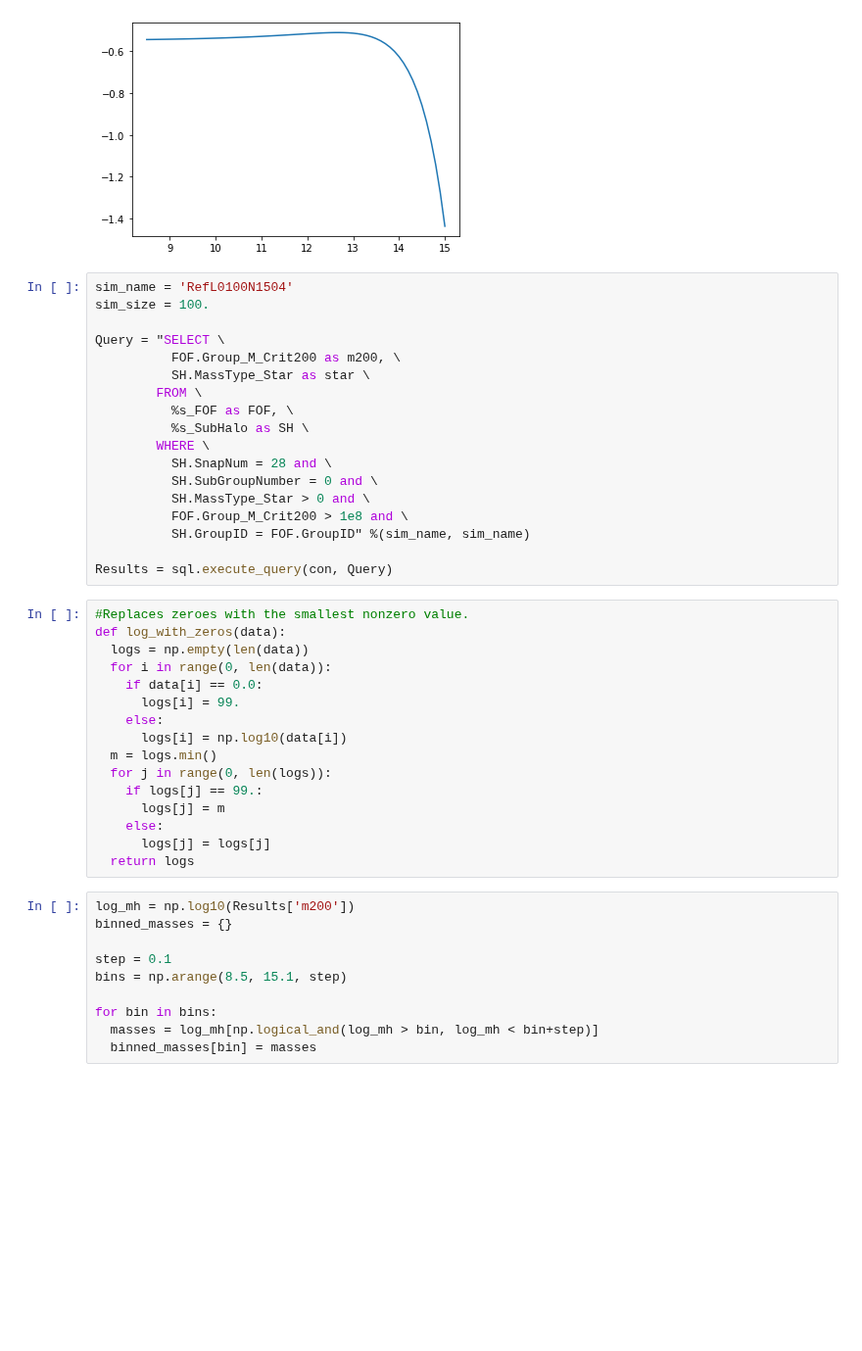
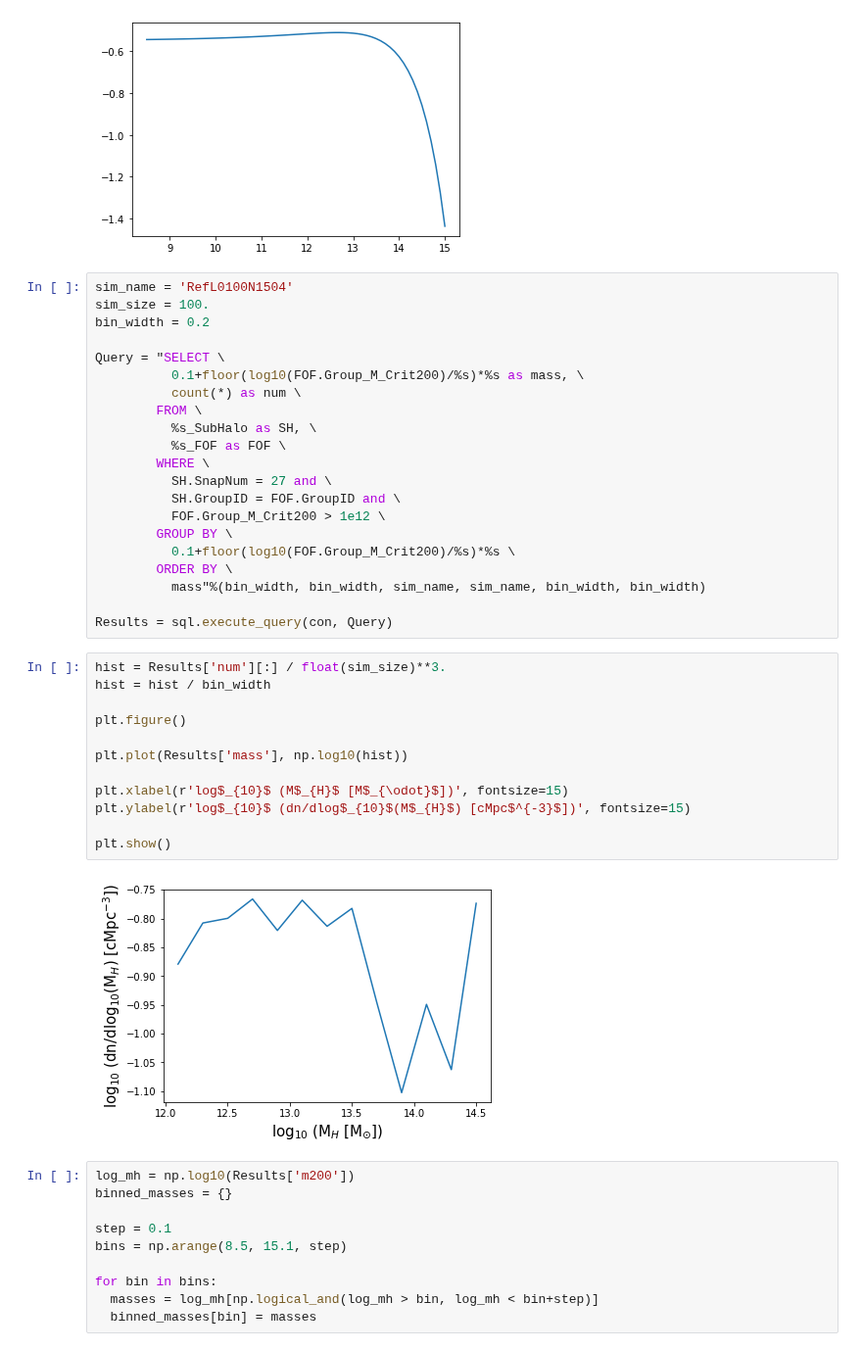
Before and after one commit to xvh422/L4-Project, a Jupyter notebook: Mass Function.ipynb, the cells around one changed output. Shown at 98% size. Saved outputs shown, nothing was run; the diff lists cells and outputs as text; blank space fills up the shorter version.

```diff
--- a/Mass Function.ipynb
+++ b/Mass Function.ipynb
@@ -48,37 +48,38 @@ plt.show()
 # %%
 sim_name = 'RefL0100N1504'
 sim_size = 100.
+bin_width = 0.2
 
 Query = "SELECT \
-          FOF.Group_M_Crit200 as m200, \
-          SH.MassType_Star as star \
+          0.1+floor(log10(FOF.Group_M_Crit200)/%s)*%s as mass, \
+          count(*) as num \
         FROM \
-          %s_FOF as FOF, \
-          %s_SubHalo as SH \
+          %s_SubHalo as SH, \
+          %s_FOF as FOF \
         WHERE \
-          SH.SnapNum = 28 and \
-          SH.SubGroupNumber = 0 and \
-          SH.MassType_Star > 0 and \
-          FOF.Group_M_Crit200 > 1e8 and \
-          SH.GroupID = FOF.GroupID" %(sim_name, sim_name)
+          SH.SnapNum = 27 and \
+          SH.GroupID = FOF.GroupID and \
+          FOF.Group_M_Crit200 > 1e12 \
+        GROUP BY \
+          0.1+floor(log10(FOF.Group_M_Crit200)/%s)*%s \
+        ORDER BY \
+          mass"%(bin_width, bin_width, sim_name, sim_name, bin_width, bin_width)
 
 Results = sql.execute_query(con, Query)
-# %%
-#Replaces zeroes with the smallest nonzero value.
-def log_with_zeros(data):
-  logs = np.empty(len(data))
-  for i in range(0, len(data)):
-    if data[i] == 0.0:
-      logs[i] = 99.
-    else:
-      logs[i] = np.log10(data[i])
-  m = logs.min()
-  for j in range(0, len(logs)):
-    if logs[j] == 99.:
-      logs[j] = m
-    else:
-      logs[j] = logs[j]
-  return logs
+# %%
+hist = Results['num'][:] / float(sim_size)**3.
+hist = hist / bin_width
+
+plt.figure()
+
+plt.plot(Results['mass'], np.log10(hist))
+
+plt.xlabel(r'log$_{10}$ (M$_{H}$ [M$_{\odot}$])', fontsize=15)
+plt.ylabel(r'log$_{10}$ (dn/dlog$_{10}$(M$_{H}$) [cMpc$^{-3}$])', fontsize=15)
+
+plt.show()
+# %% [output]
+[figure, added]
 # %%
 log_mh = np.log10(Results['m200'])
 binned_masses = {}
```
